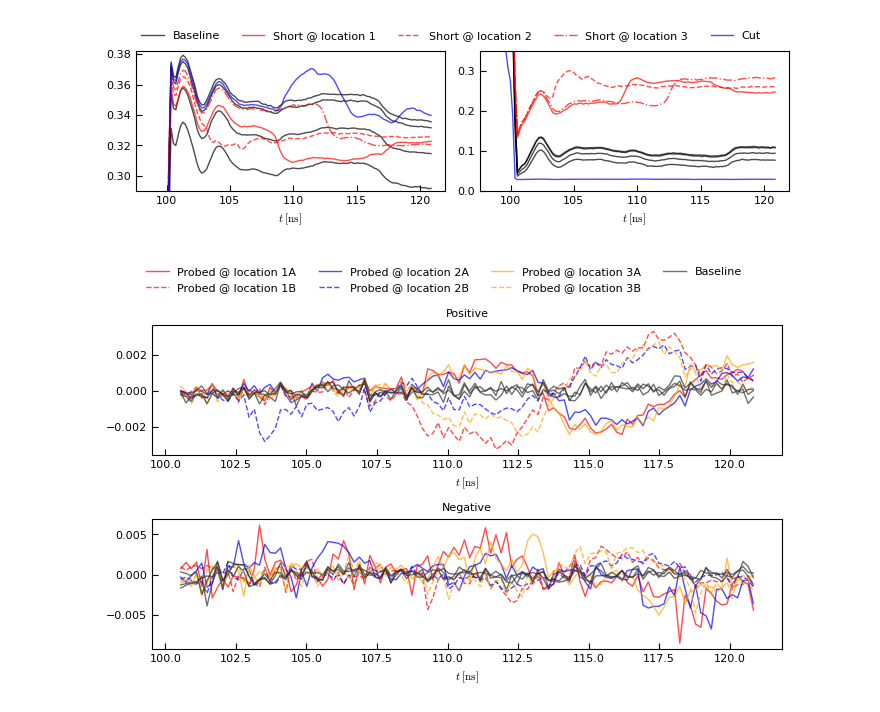
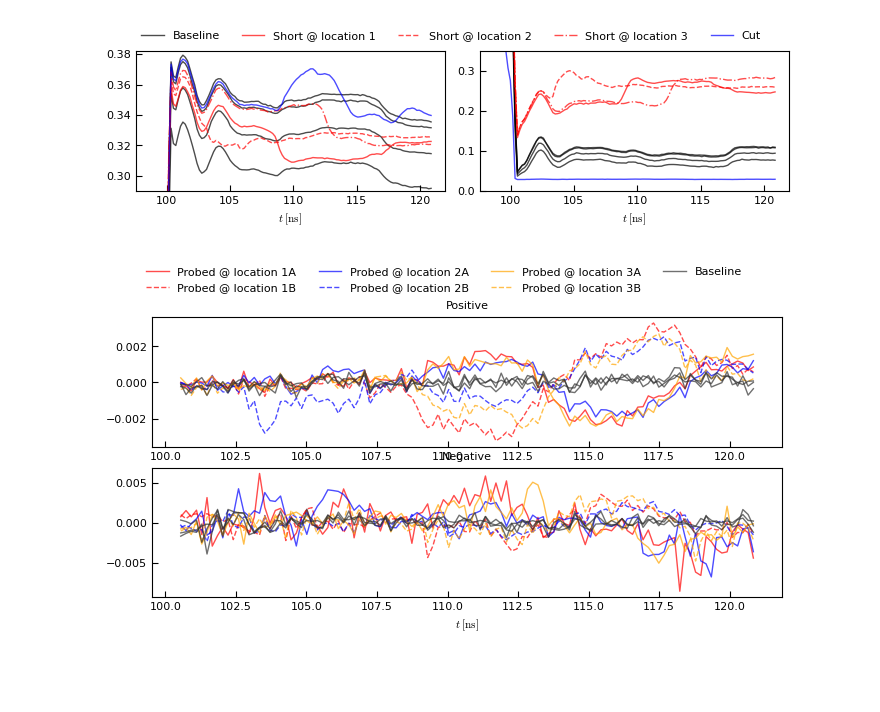
Before and after one commit to jaseg/sampling-mesh-monitor, a Jupyter notebook: risetime_measurements/Traces.ipynb, the cells around one changed output. Cells and saved outputs as stored; diff of their text form; code cells hidden in the pictures; blank space fills up the shorter version.

Commit message:
Update trace plot alignment

```diff
--- a/risetime_measurements/Traces.ipynb
+++ b/risetime_measurements/Traces.ipynb
@@ -740,33 +740,33 @@ with plt.rc_context({
         _1, _, foo = name.rpartition('_')
         a, b = 540, 650
         x = 540
         y = x + (b - a)
         delta1 = (d['adc1'] - d_b['adc1'])[a:b]
         delta2 = (d['adc2'] - d_b['adc2'])[x:y]
         delta1 -= delta1.mean()
         delta2 -= delta2.mean()
         h, = axs[0].plot(t[a:b], delta1, color=color, alpha=0.7, linestyle=linestyle, linewidth=linewidth)
         h, = axs[1].plot(t[x:y], delta2, color=color, alpha=0.7, linestyle=linestyle, linewidth=linewidth)
         if label:
             fig_handles.append(h)
             fig_labels.append(label)
         #axs[1].plot(d['adc2'] - d['adc1'])
 
     fig.tight_layout()
-    fig.subplots_adjust(top=0.8, bottom=0.
-    fig.legend(fig_handles, fig_labels, loc='upper center', ncol=4, bbox_to_anchor=[0.5, 1.1])
+    fig.subplots_adjust(top=0.8, bottom=0.1)
+    fig.legend(fig_handles, fig_labels, loc='upper center', ncol=4, bbox_to_anchor=[0.5, 0.95])
     axs[1].set_xlabel(r'$t\;[\mathrm{ns}]$')
     #axs[0].set_xlim([90, 100])
     #axs[1].set_xlim([90, 100])
     axs[0].set_title('Positive')
     axs[1].set_title('Negative')
     #axs[0].set_ylim([-0.005, 0.005])
     #axs[1].set_ylim([-0.01, 0.02])
     axs[0].set_xlabel(r'$t\;[\mathrm{ns}]$')
     axs[1].set_xlabel(r'$t\;[\mathrm{ns}]$')
     axs[0].grid()
     axs[1].grid()
 
 fig.savefig('../paper/fig_probe_shape.pdf')
 # %% [output]
-[figure, old version]
+[figure, new version]
```
